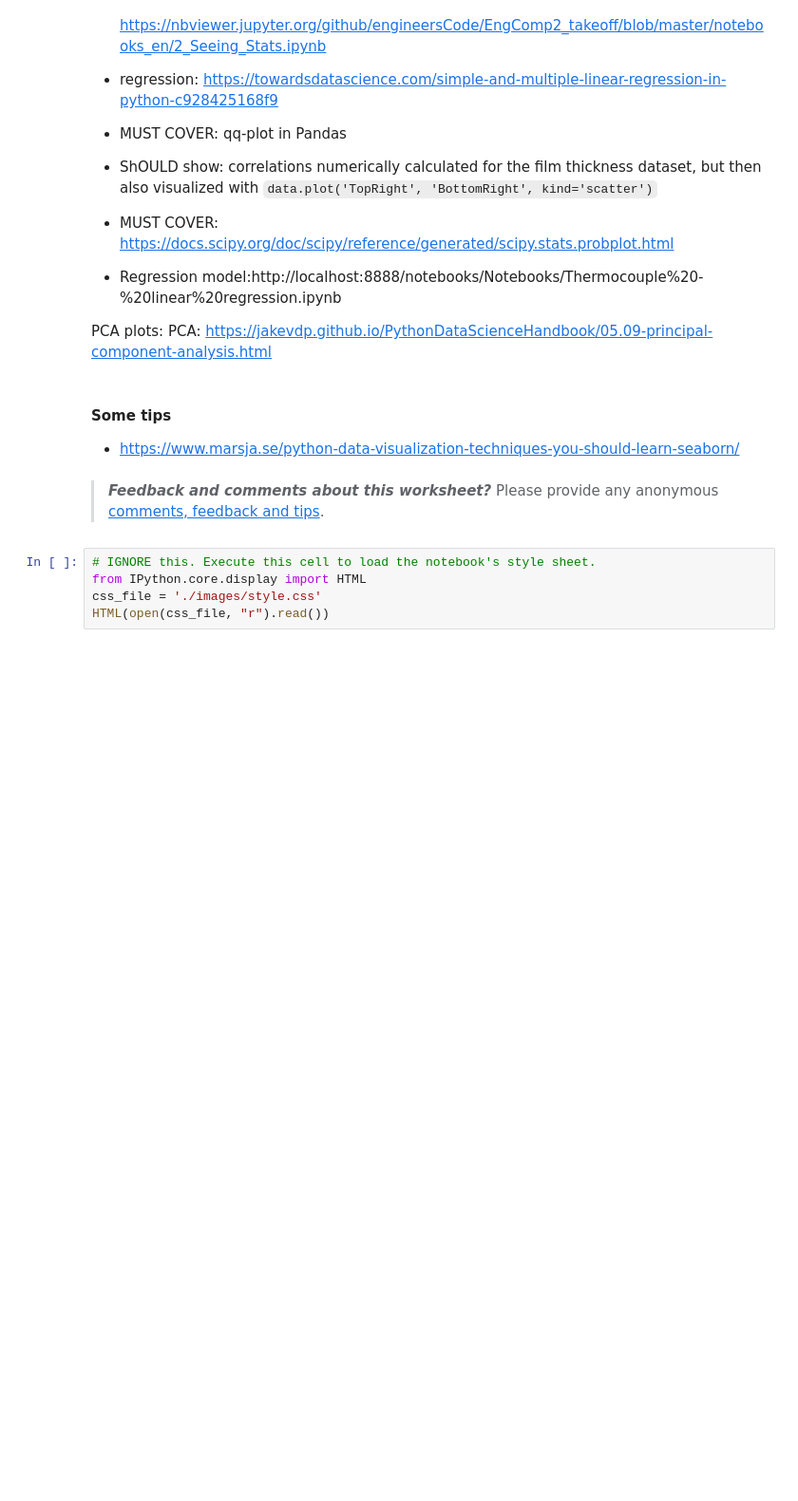
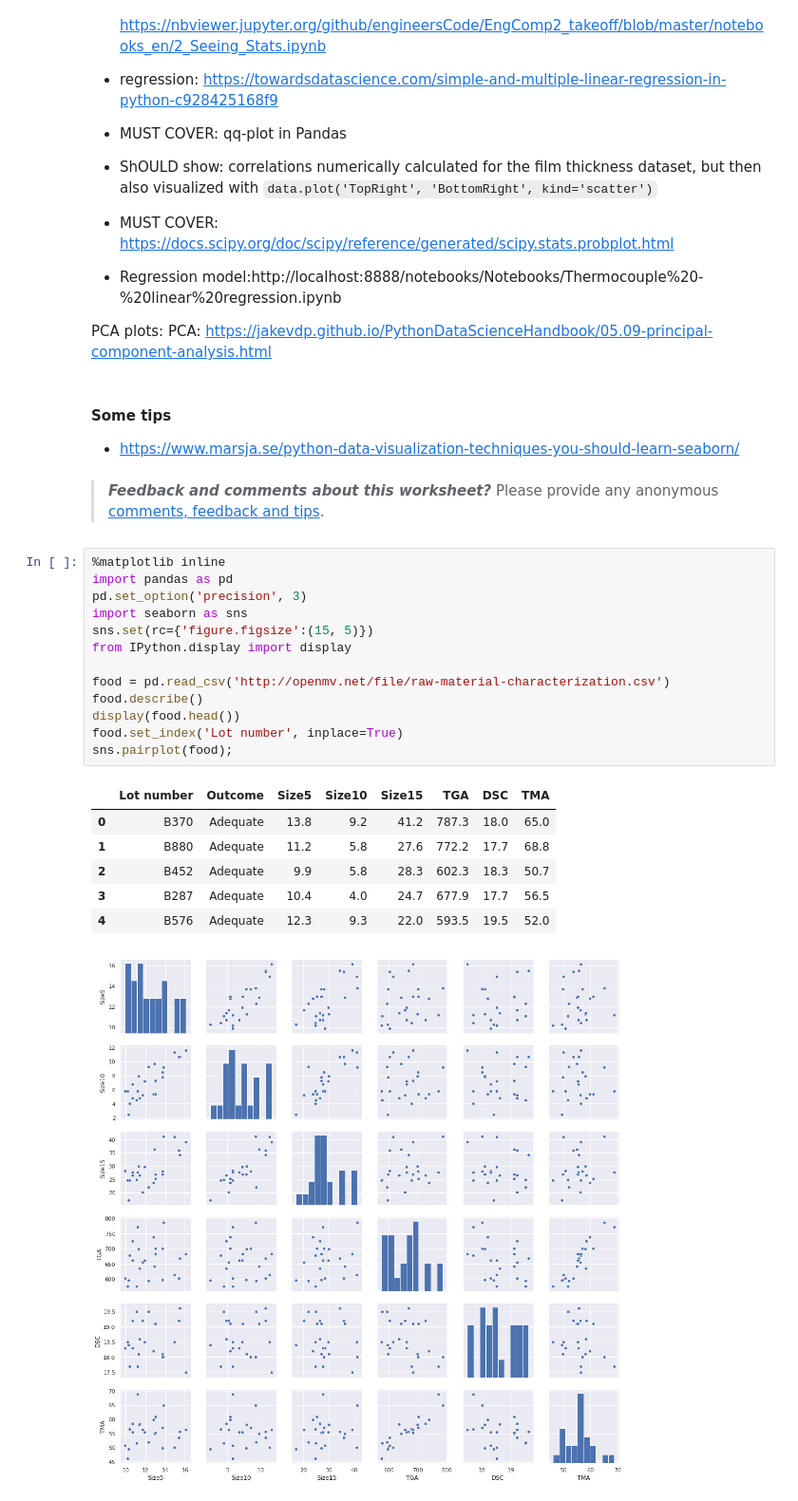
Before and after one commit to kgdunn/python-basic-notebooks, a Jupyter notebook: Module-10-interactive.ipynb, the cells around one changed output. Shown at 95% size. Drawn from its saved outputs; the diff is of its cells as text; blank space fills up the shorter version.

```diff
--- a/Module-10-interactive.ipynb
+++ b/Module-10-interactive.ipynb
@@ -649,8 +696,24 @@ PCA: https://jakevdp.github.io/PythonDataScienceHandbook/05.09-principal-compone
 # %% [markdown]
 >***Feedback and comments about this worksheet?***
 > Please provide any anonymous [comments, feedback and tips](https://docs.google.com/forms/d/1Fpo0q7uGLcM6xcLRyp4qw1mZ0_igSUEnJV6ZGbpG4C4/edit).
-# %%
-# IGNORE this. Execute this cell to load the notebook's style sheet.
-from IPython.core.display import HTML
-css_file = './images/style.css'
-HTML(open(css_file, "r").read())
+# %%
+%matplotlib inline
+import pandas as pd
+pd.set_option('precision', 3)
+import seaborn as sns
+sns.set(rc={'figure.figsize':(15, 5)})
+from IPython.display import display
+
+food = pd.read_csv('http://openmv.net/file/raw-material-characterization.csv')
+food.describe()
+display(food.head())
+food.set_index('Lot number', inplace=True)
+sns.pairplot(food);
+# %% [output]
+|  | Lot number | Outcome | Size5 | Size10 | Size15 | TGA | DSC | TMA |
+| 0 | B370 | Adequate | 13.8 | 9.2 | 41.2 | 787.3 | 18.0 | 65.0 |
+| 1 | B880 | Adequate | 11.2 | 5.8 | 27.6 | 772.2 | 17.7 | 68.8 |
+| 2 | B452 | Adequate | 9.9 | 5.8 | 28.3 | 602.3 | 18.3 | 50.7 |
+| 3 | B287 | Adequate | 10.4 | 4.0 | 24.7 | 677.9 | 17.7 | 56.5 |
+| 4 | B576 | Adequate | 12.3 | 9.3 | 22.0 | 593.5 | 19.5 | 52.0 |
+[figure, added]
```
Also changed, not shown: parts of 7 cells of this notebook.
